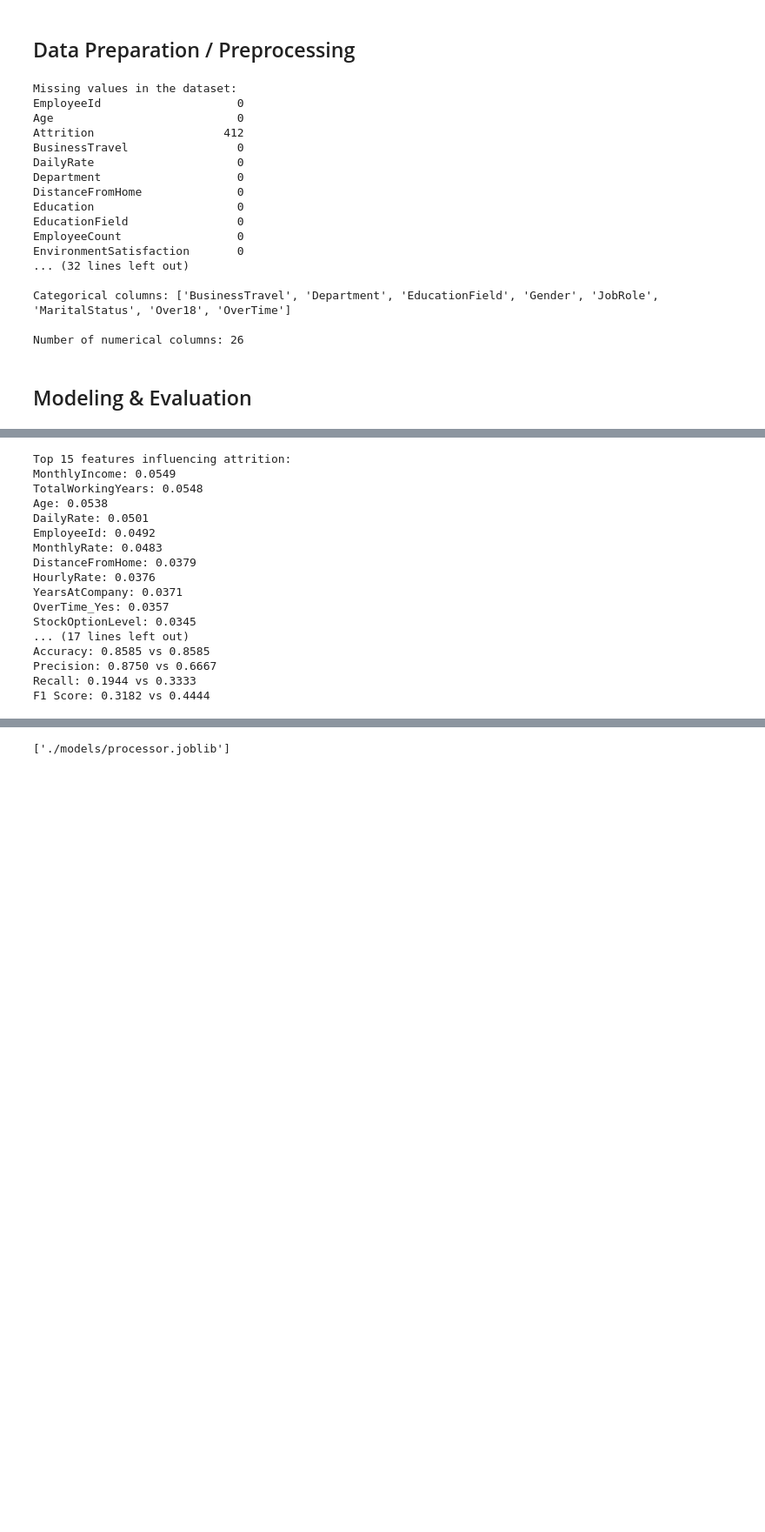
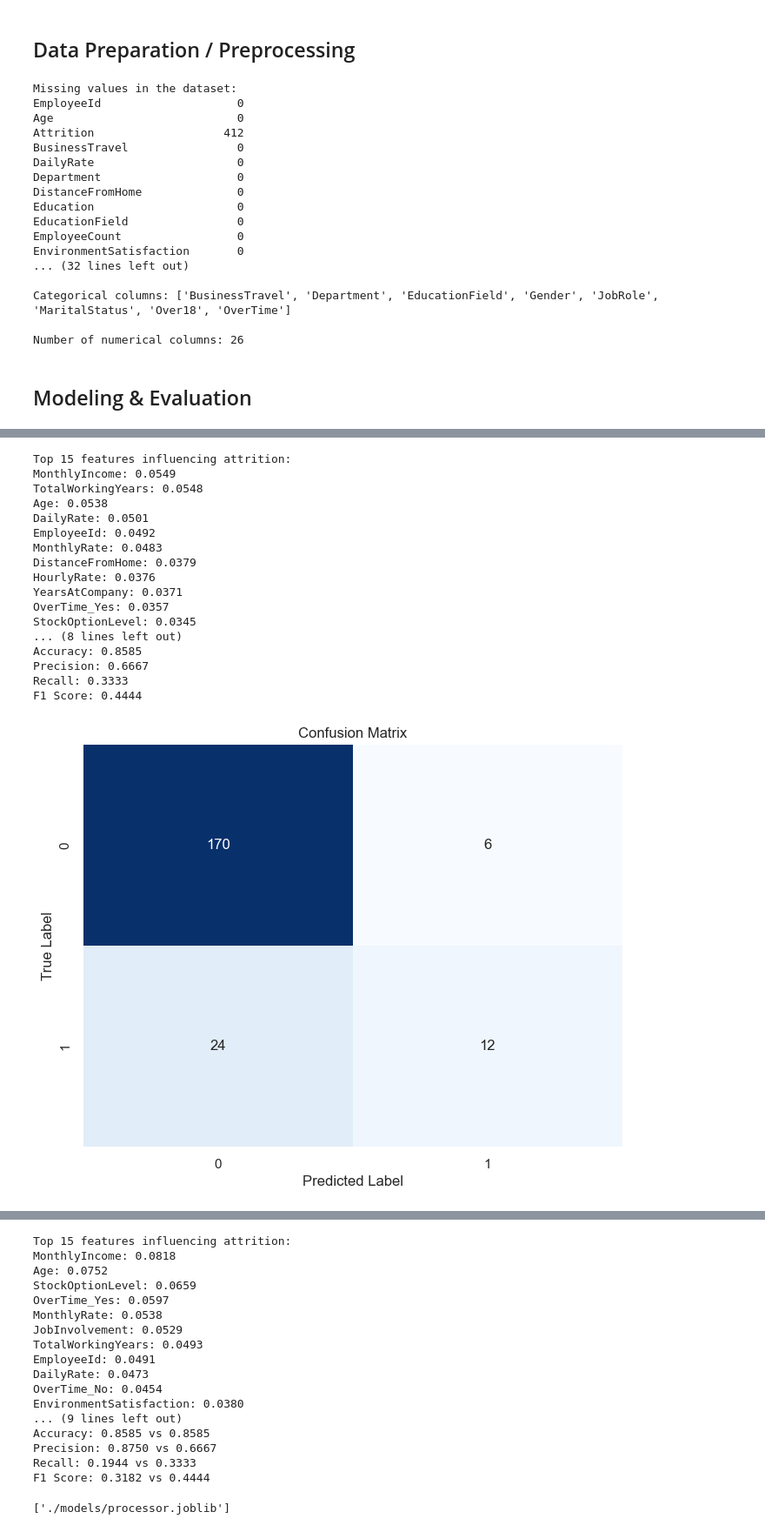
Before and after one commit to Ikhwanand/attrition-classification-submission, a Jupyter notebook: nb-1.ipynb, the cells around one changed output, grey strips where cells are left out. Shown: that part at 87% size. Drawn from its saved outputs; the diff is of its cells as text; code cells hidden in the pictures; blank space fills up the shorter version.

```diff
--- a/nb-1.ipynb
+++ b/nb-1.ipynb
@@ -521,6 +521,56 @@ print(f"Precision: {precision_score(y_test, gb_y_pred):.4f}")
 print(f"Recall: {recall_score(y_test, gb_y_pred):.4f}")
 print(f"F1 Score: {f1_score(y_test, gb_y_pred):.4f}")
 
+
+# Plot confusion matrix
+plt.figure(figsize=(8, 6))
+cm_gb = confusion_matrix(y_test, gb_y_pred)
+sns.heatmap(cm_gb, annot=True, fmt='d', cmap='Blues', cbar=False)
+plt.title('Confusion Matrix')
+plt.ylabel('True Label')
+plt.xlabel('Predicted Label')
+plt.show()
+
+# Plot ROC curve
+fpr_gb, tpr_gb, _ = roc_curve(y_test, gb_y_pred_proba)
+roc_auc_gb = auc(fpr_gb, tpr_gb)
+
+plt.figure(figsize=(8, 6))
+plt.plot(fpr_gb, tpr_gb, color='darkorange', lw=2, label=f'ROC curve (area = {roc_auc_gb:.2f})')
+plt.plot([0, 1], [0, 1], color='navy', lw=2, linestyle='--')
+plt.xlim([0.0, 1.0])
+plt.ylim([0.0, 1.05])
+plt.xlabel('False Positive Rate')
+plt.ylabel('True Positive Rate')
+plt.title('Receiver Operating Characteristic (ROC) Curve')
+plt.legend(loc="lower right")
+plt.show()
+
+# Feature importance analysis
+if hasattr(gb_model_pipeline.named_steps['classifier'], 'feature_importances_'):
+    # Get feature names after preprocessing
+    ohe = gb_model_pipeline.named_steps['preprocessor'].named_transformers_['cat'].named_steps['onehot']
+    feature_names = numerical_cols + list(ohe.get_feature_names_out(categorical_cols))
+
+    # Get feature importances
+    importances = gb_model_pipeline.named_steps['classifier'].feature_importances_
+
+    # Sort feature importances in descending order
+    indices = np.argsort(importances)[::-1]
+
+    # Plot the top 15 feature importances
+    plt.figure(figsize=(12, 8))
+    plt.title('Top 15 Feature Importances')
+    plt.bar(range(15), importances[indices][:15], align='center')
+    plt.xticks(range(15), [feature_names[i] for i in indices][:15], rotation=90)
+    plt.tight_layout()
+    plt.show()
+
+    # Print top 15 feature importances
+    print("\nTop 15 features influencing attrition:")
+    for i in range(15):
+        print(f"{feature_names[indices[i]]}: {importances[indices[i]]:.4f}")
+
 # Save the Gradient Boosting model
 joblib.dump(gb_model_pipeline, './models/gb_attrition_prediction_model.joblib')
 print("\nGradient Boosting model saved to ./models/gb_attrition_prediction_model.joblib")
@@ -536,35 +586,36 @@ print(f"F1 Score: {f1_score(y_test, y_pred):.4f} vs {f1_score(y_test, gb_y_pred)
 Model Evaluation:
 Accuracy: 0.8585
 Precision: 0.8750
 Recall: 0.1944
 F1 Score: 0.3182
 
 Classification Report:
               precision    recall  f1-score   support
 
            0       0.86      0.99      0.92       176
            1       0.88      0.19      0.32        36
 
     accuracy                           0.86       212
    macro avg       0.87      0.59      0.62       212
 weighted avg       0.86      0.86      0.82       212
 [figure]
 [figure]
 [figure]
 Top 15 features influencing attrition:
 MonthlyIncome: 0.0549
 TotalWorkingYears: 0.0548
 Age: 0.0538
 DailyRate: 0.0501
 EmployeeId: 0.0492
 MonthlyRate: 0.0483
 DistanceFromHome: 0.0379
 HourlyRate: 0.0376
 YearsAtCompany: 0.0371
 OverTime_Yes: 0.0357
 StockOptionLevel: 0.0345
-... (17 lines left out)
-Accuracy: 0.8585 vs 0.8585
-Precision: 0.8750 vs 0.6667
-Recall: 0.1944 vs 0.3333
-F1 Score: 0.3182 vs 0.4444
+... (8 lines left out)
+Accuracy: 0.8585
+Precision: 0.6667
+Recall: 0.3333
+F1 Score: 0.4444
+[figure, added]
@@ -571,3 +624,20 @@ F1 Score: 0.3182 vs 0.4444
+Top 15 features influencing attrition:
+MonthlyIncome: 0.0818
+Age: 0.0752
+StockOptionLevel: 0.0659
+OverTime_Yes: 0.0597
+MonthlyRate: 0.0538
+JobInvolvement: 0.0529
+TotalWorkingYears: 0.0493
+EmployeeId: 0.0491
+DailyRate: 0.0473
+OverTime_No: 0.0454
+EnvironmentSatisfaction: 0.0380
+... (9 lines left out)
+Accuracy: 0.8585 vs 0.8585
+Precision: 0.8750 vs 0.6667
+Recall: 0.1944 vs 0.3333
+F1 Score: 0.3182 vs 0.4444
 # %%
 joblib.dump(preprocessor, './models/processor.joblib')
 # %% [output]
```
Also changed, not shown: parts of 2 cells of this notebook.
